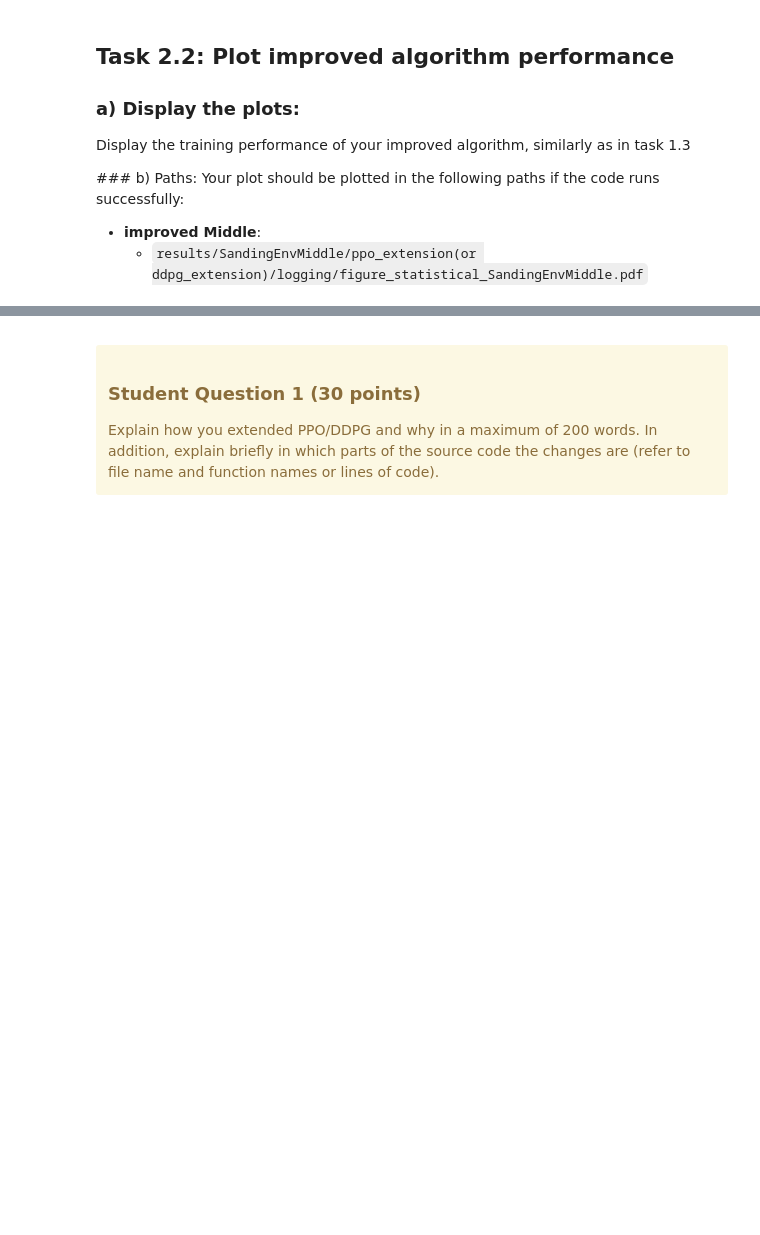
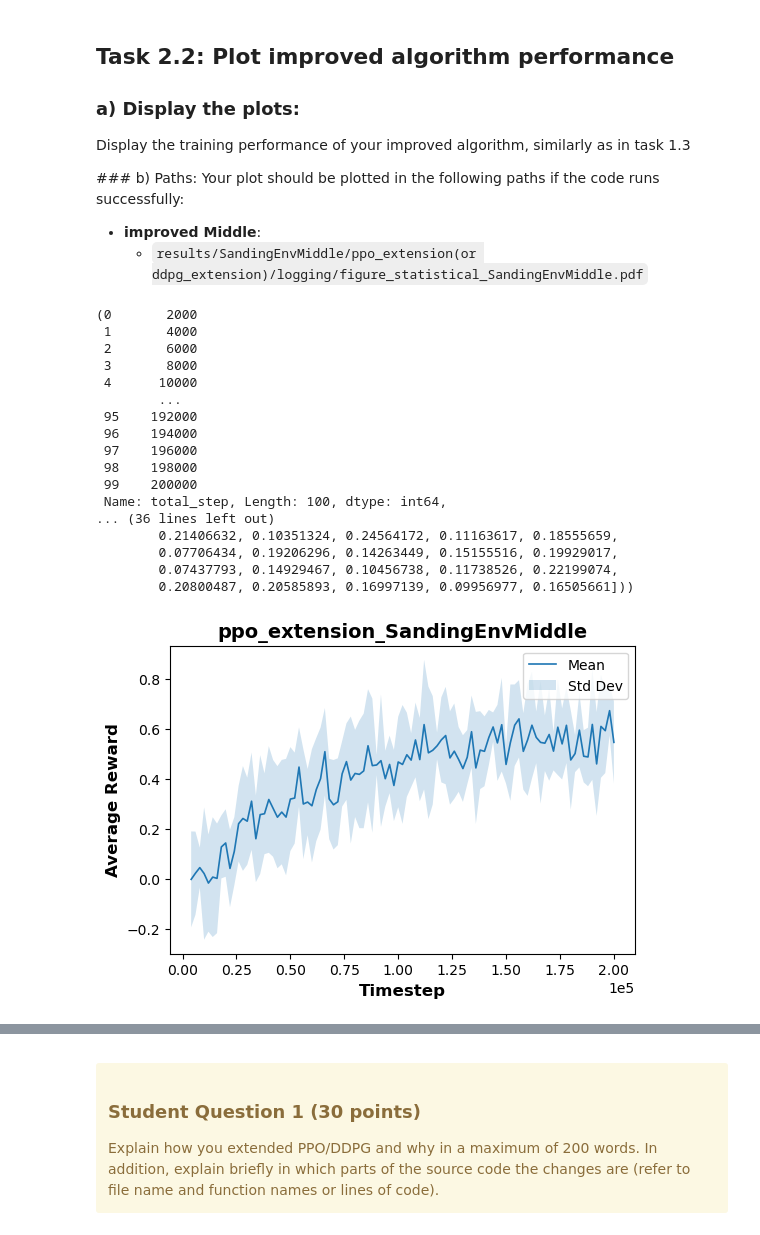
Before and after one commit to bencer3283/rl2023-sanding-ppo, a Jupyter notebook: project.ipynb, the cells around one changed output, grey strips where cells are left out. Saved outputs shown, nothing was run; the diff lists cells and outputs as text; code cells hidden in the pictures; blank space fills up the shorter version.

```diff
--- a/project.ipynb
+++ b/project.ipynb
@@ -1257,24 +1364,43 @@ Your plot should be plotted in the following paths if the code runs successfully
 # %%
 ## Run the following code to plot PPO or DDPG's training performances
 import warnings
 warnings.filterwarnings('ignore')
 
 # Uncomment the algorithm you chose
 implemented_algo = 'ppo_extension' # or 'ddpg_extension'
 environment = 'middle'
 
 # Loop over the three difficulty levels
 
 training_seeds = [0,1,2]
 
 config=setup(algo=implemented_algo, env=environment, render=False)
 
 config["seed"] = 0
 
-agent=# DDPGExtension(config) or PPOExtension(config)
+agent=PPOExtension(config)
 
 # plot the statistical training curves with specific random seeds
 cu.plot_algorithm_training(agent.logging_dir, training_seeds, agent.env_name, implemented_algo)
+# %% [output]
+(0       2000
+ 1       4000
+ 2       6000
+ 3       8000
+ 4      10000
+        ...
+ 95    192000
+ 96    194000
+ 97    196000
+ 98    198000
+ 99    200000
+ Name: total_step, Length: 100, dtype: int64,
+... (36 lines left out)
+        0.21406632, 0.10351324, 0.24564172, 0.11163617, 0.18555659,
+        0.07706434, 0.19206296, 0.14263449, 0.15155516, 0.19929017,
+        0.07437793, 0.14929467, 0.10456738, 0.11738526, 0.22199074,
+        0.20800487, 0.20585893, 0.16997139, 0.09956977, 0.16505661]))
+[figure, added]
 # %% [markdown]
 ## Task 2.3: Comparison of Improved and Original Algorithm Performance
 
```
Also changed, not shown: parts of 12 cells of this notebook, 52 other files.
